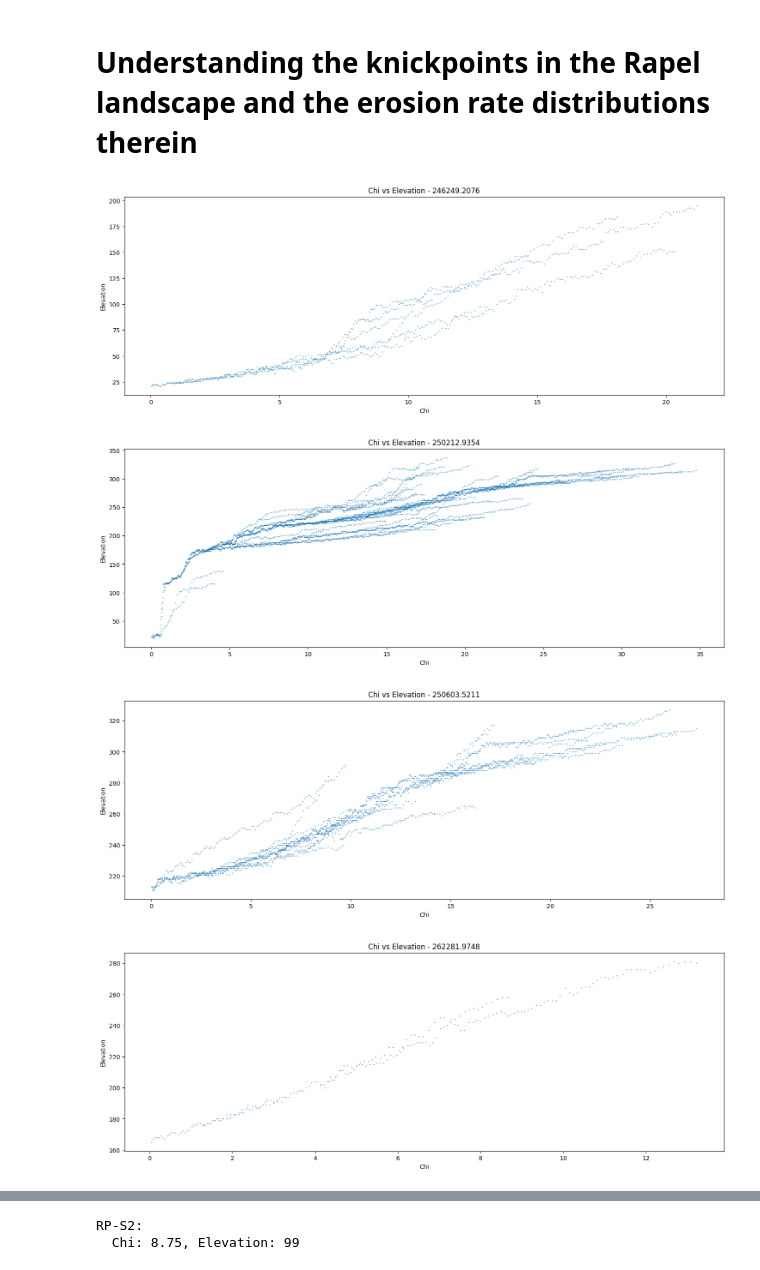
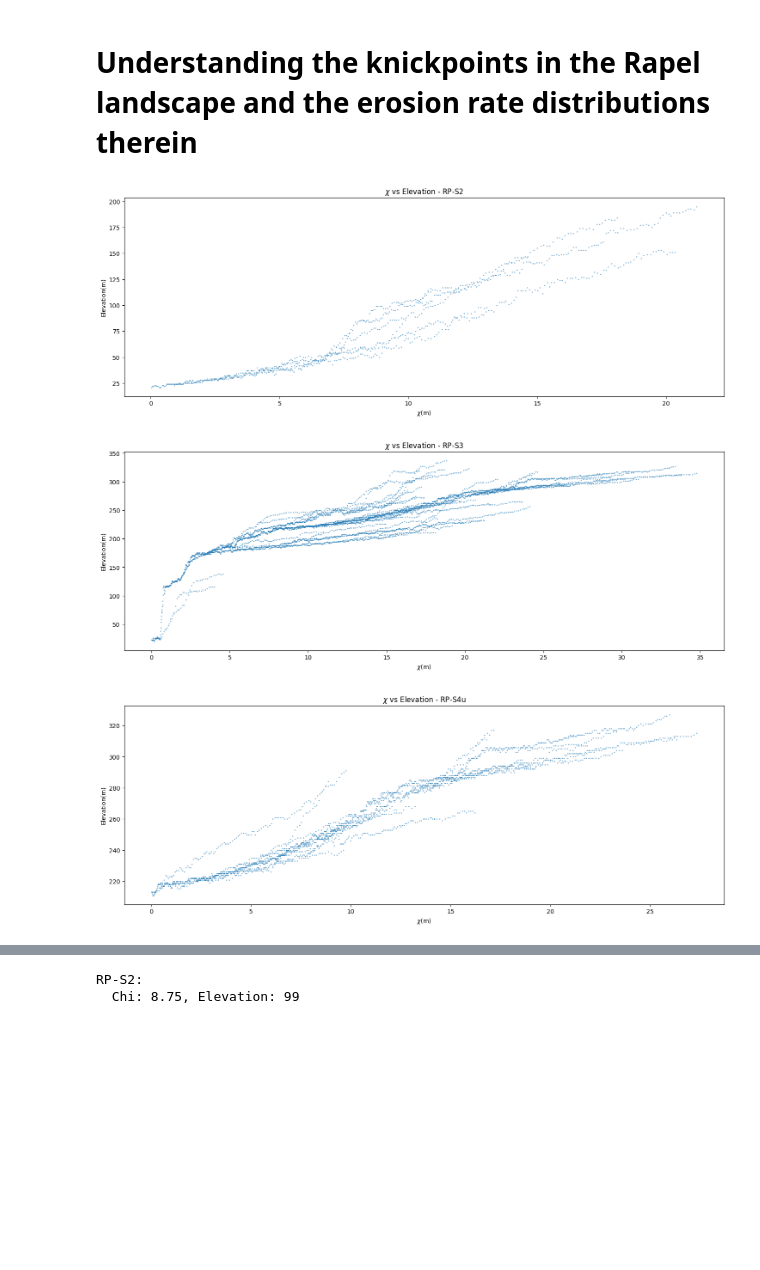
Before and after one commit to glong1321/AndesTG, a Jupyter notebook: Rapel/base_level/SteepnessRapel.ipynb, the cells around one changed output, grey strips where cells are left out. Drawn from its saved outputs; the diff is of its cells as text; code cells hidden in the pictures; blank space fills up the shorter version.

```diff
--- a/Rapel/base_level/SteepnessRapel.ipynb
+++ b/Rapel/base_level/SteepnessRapel.ipynb
@@ -24,29 +24,36 @@ outlets = [
     (262281.9748, 6217862.614),
     (264603.93, 6224733.92)
 ]
+
+samples = [
+    ('RP-S2'),
+    ('RP-S3'),
+    ('RP-S3u'),
+    ('RP-S4u')
+]
 # %%
 area = d.Area.load('/Users/Glong1/Desktop/Andes/Andes_watersheds/RapelRiver/rapel_area_utm30m')
 fd = d.FlowDirectionD8.load('/Users/Glong1/Desktop/Andes/Andes_watersheds/RapelRiver/rapel_fd_utm30m')
 elevation = d.Elevation.load('/Users/Glong1/Desktop/Andes/Andes_watersheds/RapelRiver/rapel_SRTMGL130m_dem_utm.tif')
 # %%
-for outlet in outlets:
-    chi_single = d.Chi(flow_direction = fd, area = area, theta = 0.4, Ao = 1, outlets = [outlet])
+for i, (outlet, sample) in enumerate(zip(outlets, samples)):
+    chi_single = d.Chi(flow_direction=fd, area=area, theta=0.4, Ao=1, outlets=[outlet])
 
     chi_data = chi_single._griddata[chi_single._griddata > 0]
     elev_data = elevation._griddata[chi_single._griddata > 0]
     area_data = area._griddata[chi_single._griddata > 0]
 
     # Mask out areas less than 1 km^2
     mask_out = area_data >= 1e6  # 1 km^2 in m^2
 
     plt.figure(figsize=(18, 6))
     plt.scatter(chi_data[mask_out], elev_data[mask_out], s=1, alpha=0.5)
-    plt.xlabel('Chi')
-    plt.ylabel('Elevation')
-    plt.title(f'Chi vs Elevation - {outlet[0]}')
+    plt.xlabel('$\\chi$(m)')
+    plt.ylabel('Elevation(m)')
+    plt.title(f'$\\chi$ vs Elevation - {sample}')
+    #plt.savefig(f'Figures/chi_elevation_plot_{sample}.png', bbox_inches='tight', pad_inches=0.1)  # Unique filename for each
     plt.show()
 # %% [output]
-[figure, old version]
+[figure, new version]
-[figure, old version]
+[figure, new version]
-[figure, old version]
+[figure, new version]
-[figure, removed]
```
Also changed, not shown: parts of 9 cells of this notebook, 8 other files.
